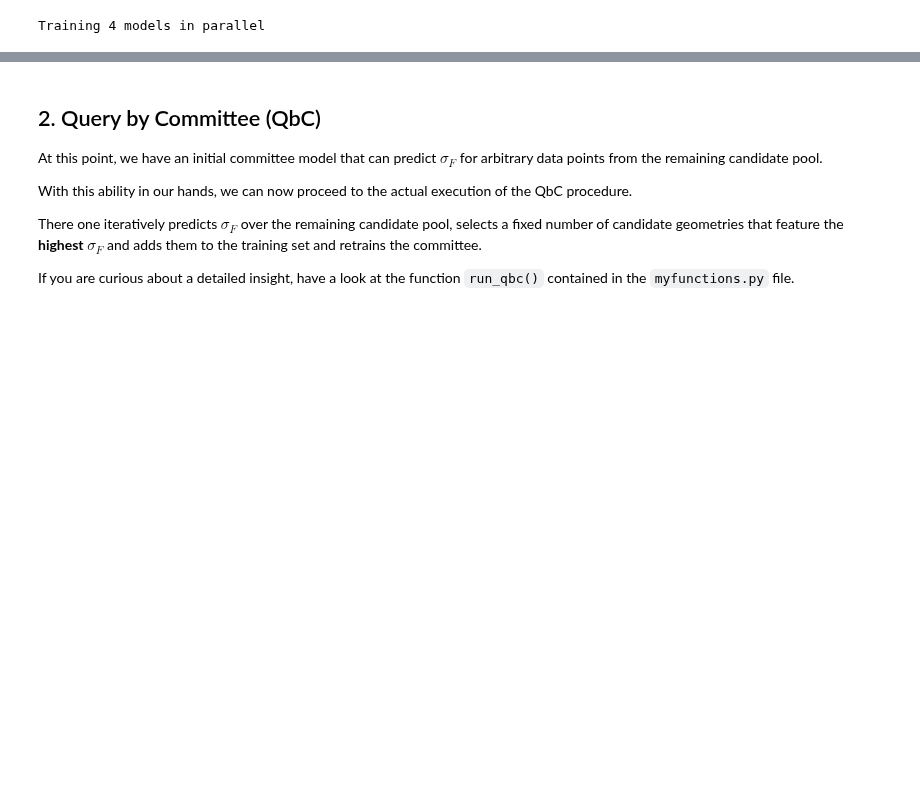
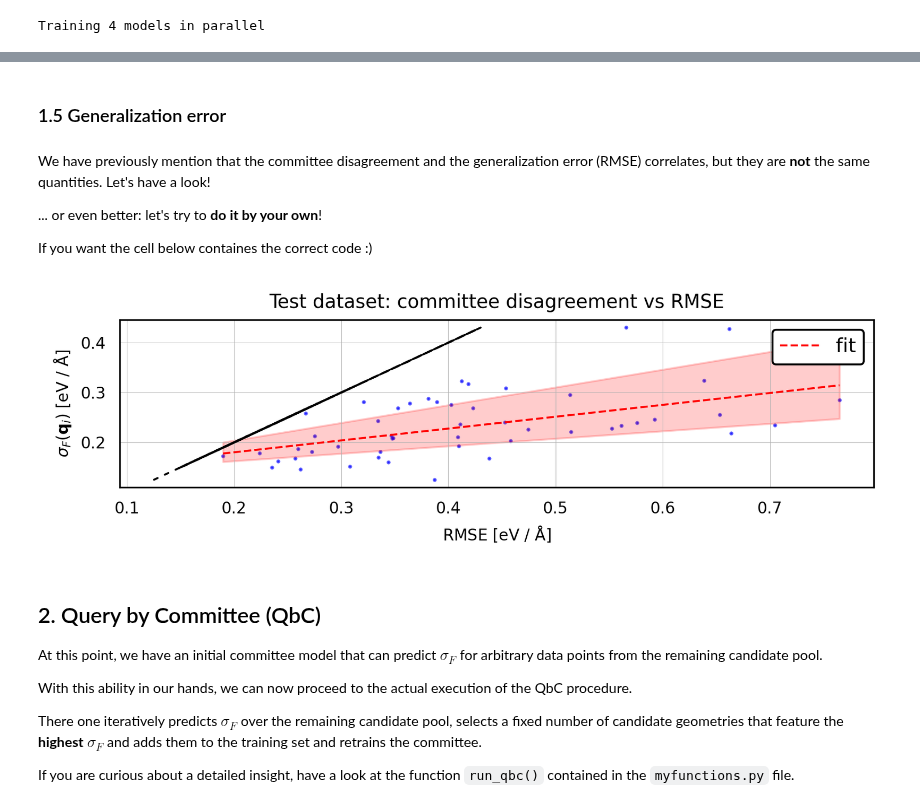
Before and after one commit to sabia-group/AL-tutorial, a Jupyter notebook: notebooks/1-zundel.ipynb, the cells around one changed output, grey strips where cells are left out. Saved outputs shown, nothing was run; the diff lists cells and outputs as text; code cells hidden in the pictures; blank space fills up the shorter version.

```diff
--- a/notebooks/1-zundel.ipynb
+++ b/notebooks/1-zundel.ipynb
@@ -342,3 +313,69 @@ plt.show()
+# %% [markdown]
+### 1.5 Generalization error
+# %% [markdown]
+We have previously mention that the committee disagreement and the generalization error (RMSE) correlates, but they are **not** the same quantities. Let's have a look!
+
+... or even better: let's try to **do it by your own**!
+
+If you want the cell below containes the correct code :)
+# %%
+# Predict with all MACE committee members
+# ---------------------------------------
+# README:
+# - each model makes predictions on the same test structures
+# - predictions are saved in separate files (one per model)
+# - we will compare these predictions to evaluate disagreement and RMSE vs reference
+
+for n in tqdm(range(n_committee)):
+    eval_mace(
+        f'{init_train_folder}/models/mace.com={n:d}_compiled.model',   # compiled model file
+        f'{init_train_folder}/structures/test.extxyz',                 # input structures
+        f'{init_train_folder}/eval/test_{n:02d}.extxyz'                # output prediction file
+    )
+
+# Load predicted forces into shape: (n_committee, N_structures, N_atoms, 3)
+mace_forces = np.array([
+    extxyz2array(f'{init_train_folder}/eval/test_{n:02d}.extxyz', keyword='MACE_forces')
+    for n in tqdm(range(n_committee))
+])
+
+# Load reference forces (e.g., from DFT): shape (N_structures, N_atoms, 3)
+ref_forces = np.array(extxyz2array(f'{init_train_folder}/structures/test.extxyz', keyword='REF_forces'))
+
+# Compute disagreement (std dev over committee) and RMSE (vs reference)
+corr = {}
+corr['sigma'] = forces2disagreement(mace_forces)         # σ: model disagreement per structure
+corr['RMSE']  = forces2rmse(mace_forces, ref_forces)     # RMSE: vs. reference per structure
+
+# Perform Theil–Sen regression: RMSE (x) → σ (y)
+slope, intercept, lower, upper = theilslopes(corr['sigma'], corr['RMSE'])
+
+# Plotting
+# ---------------------------------------
+
+# Diagonal line (for comparison only)
+plt.plot(corr["sigma"], corr["sigma"], color='k', dashes=(2, 4), dash_capstyle='round')
+
+# Scatter plot: RMSE vs σ
+plt.scatter(corr["RMSE"], corr["sigma"], color="blue", s=1, alpha=0.6)
+
+# Theil–Sen regression line
+x_vals = np.linspace(min(corr["RMSE"]), max(corr["RMSE"]), 100)
+plt.plot(x_vals, slope * x_vals + intercept, 'r--', label='fit')
+
+# Uncertainty bounds
+plt.fill_between(x_vals, lower * x_vals + intercept, upper * x_vals + intercept,
+                 color='red', alpha=0.2)
+
+# Labels and layout
+plt.title("Test dataset: committee disagreement vs RMSE")
+plt.xlabel('RMSE [eV / $\mathrm{\\AA}$]')
+plt.ylabel(r'$\sigma_F \left(\mathbf{q}_i\right)$ [eV / $\mathrm{\AA}$]')
+plt.legend()
+plt.tight_layout()
+plt.show()
+# %% [output]
+[figure, added]
 # %% [markdown]
 ## 2. Query by Committee (QbC)
 
```
Also changed, not shown: parts of 15 cells of this notebook, 1 other file.
